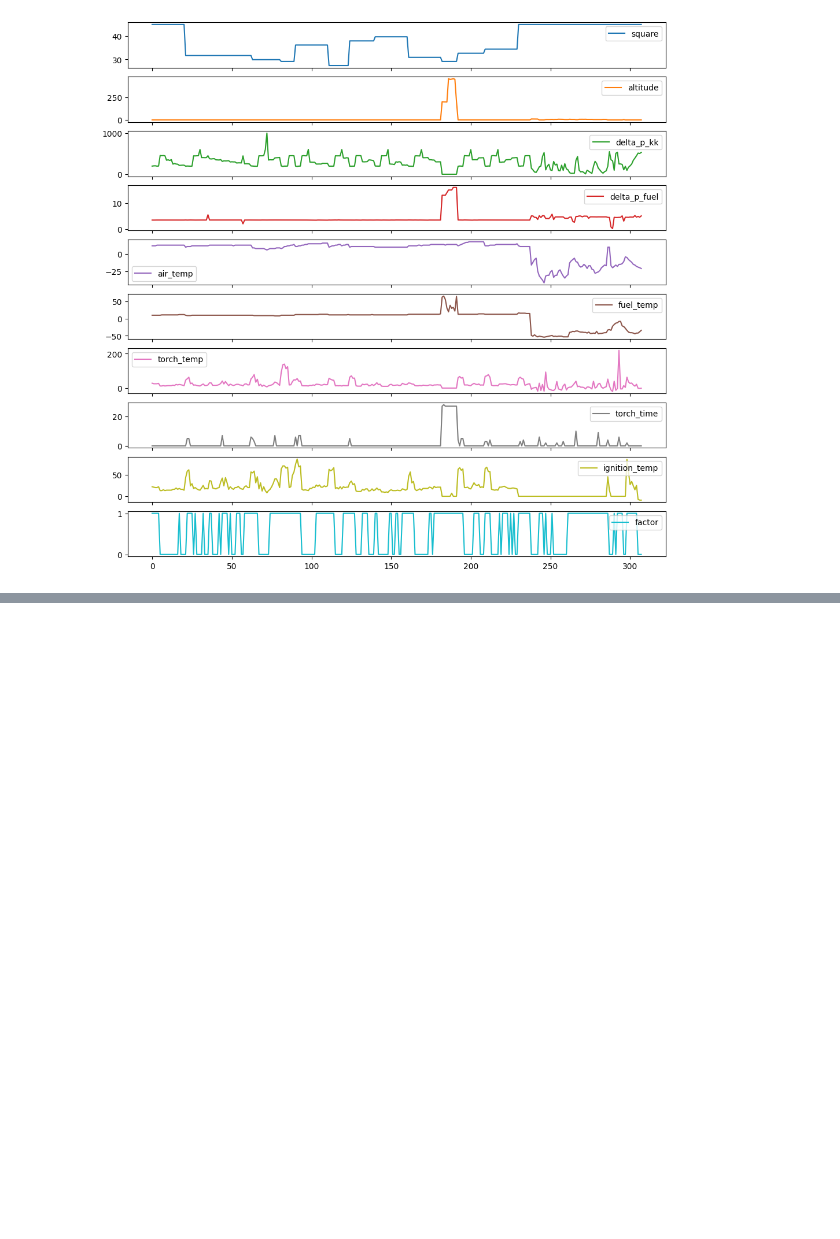
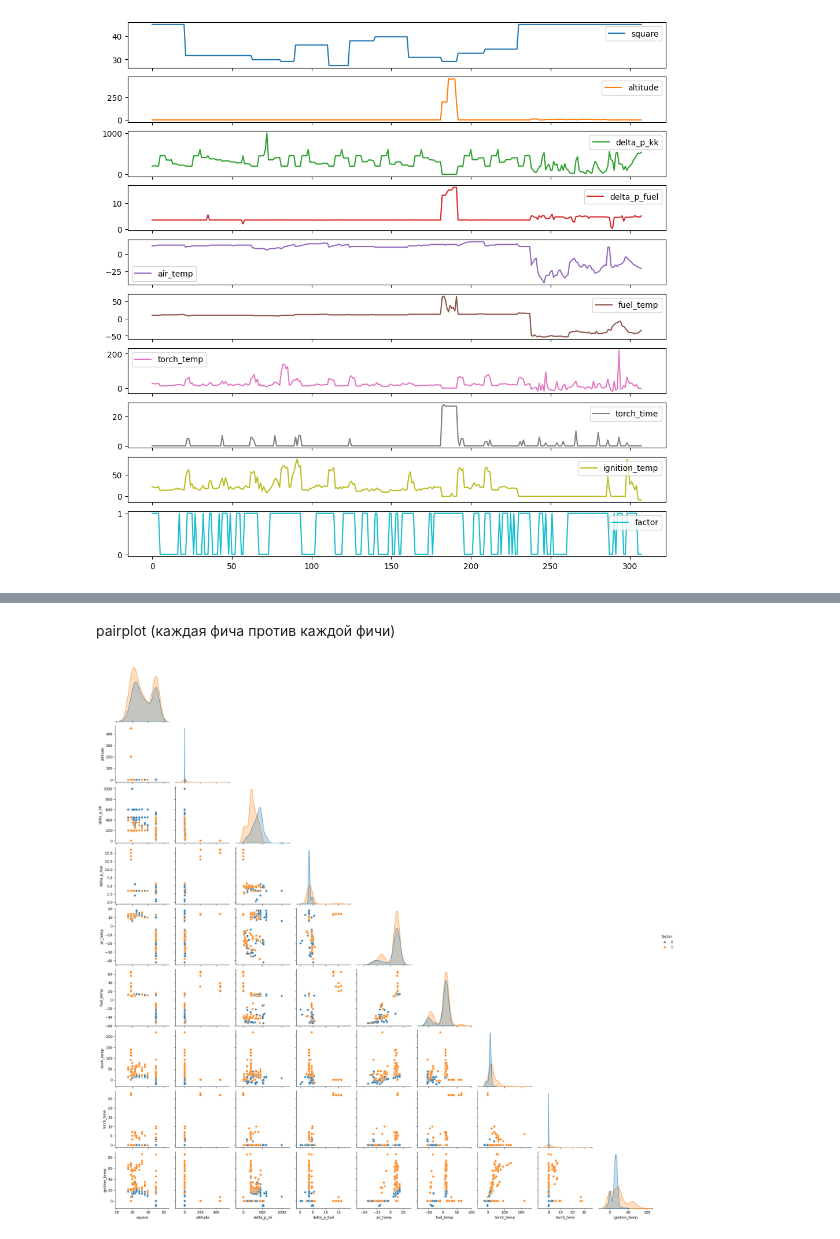
Before and after one commit to vchernetsov/study, a Jupyter notebook: diploma/code/main.ipynb, the cells around one changed output, grey strips where cells are left out. Saved outputs shown, nothing was run; the diff lists cells and outputs as text; code cells hidden in the pictures; blank space fills up the shorter version.

```diff
--- a/diploma/code/main.ipynb
+++ b/diploma/code/main.ipynb
@@ -173,0 +200,7 @@ plt.show()
+# %% [markdown]
+pairplot (каждая фича против каждой фичи)
+# %%
+seaborn.pairplot(data_frame, vars=data_frame.columns[:-1], hue='factor', corner=True)
+pyplot.show()
+# %% [output]
+[figure, added]
```
Also changed, not shown: parts of 15 cells of this notebook, 2 other files.
